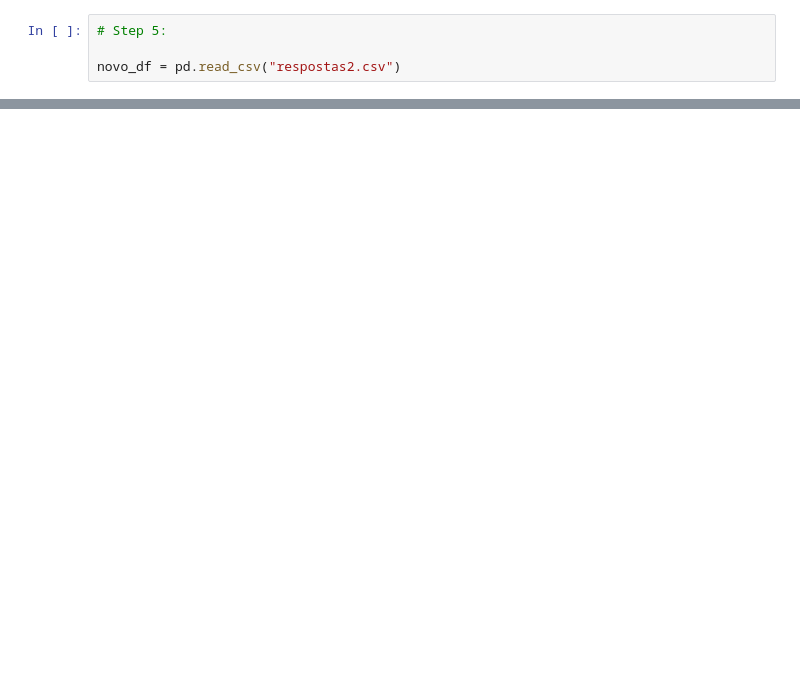
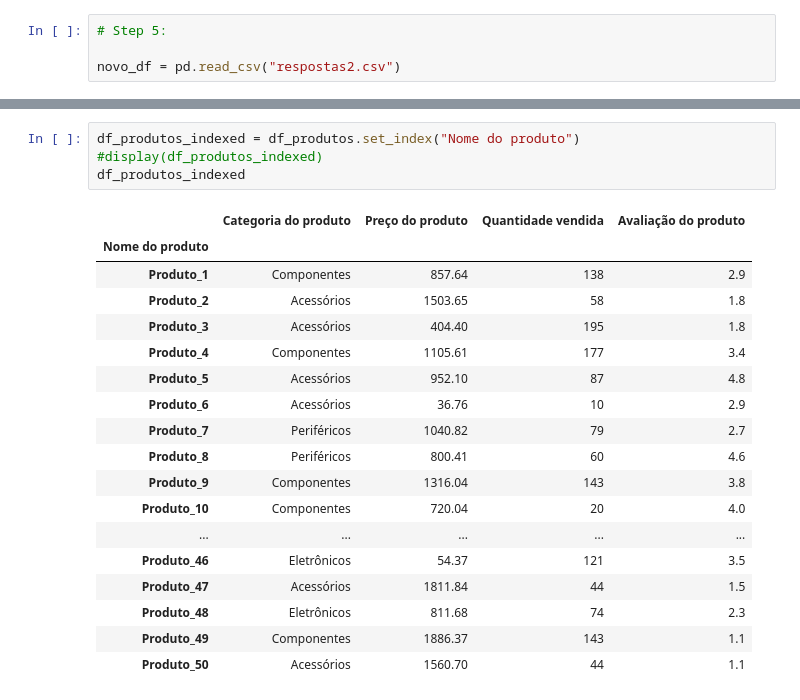
Before and after one commit to alxmart/Python_IA_Aplicada, a Jupyter notebook: Python_IA_Aplicada.ipynb, the cells around one changed output, grey strips where cells are left out. Cells and saved outputs as stored; diff of their text form; blank space fills up the shorter version.

```diff
--- a/Python_IA_Aplicada.ipynb
+++ b/Python_IA_Aplicada.ipynb
@@ -1341,0 +1513,23 @@ display(df_produtos)
+# %%
+df_produtos_indexed = df_produtos.set_index("Nome do produto")
+#display(df_produtos_indexed)
+df_produtos_indexed
+# %% [output]
+|  | Categoria do produto | Preço do produto | Quantidade vendida | Avaliação do produto |
+| Nome do produto |  |  |  |  |
+| Produto_1 | Componentes | 857.64 | 138 | 2.9 |
+| Produto_2 | Acessórios | 1503.65 | 58 | 1.8 |
+| Produto_3 | Acessórios | 404.40 | 195 | 1.8 |
+| Produto_4 | Componentes | 1105.61 | 177 | 3.4 |
+| Produto_5 | Acessórios | 952.10 | 87 | 4.8 |
+| Produto_6 | Acessórios | 36.76 | 10 | 2.9 |
+| Produto_7 | Periféricos | 1040.82 | 79 | 2.7 |
+| Produto_8 | Periféricos | 800.41 | 60 | 4.6 |
+| Produto_9 | Componentes | 1316.04 | 143 | 3.8 |
+| Produto_10 | Componentes | 720.04 | 20 | 4.0 |
+| ... | ... | ... | ... | ... |
+| Produto_46 | Eletrônicos | 54.37 | 121 | 3.5 |
+| Produto_47 | Acessórios | 1811.84 | 44 | 1.5 |
+| Produto_48 | Eletrônicos | 811.68 | 74 | 2.3 |
+| Produto_49 | Componentes | 1886.37 | 143 | 1.1 |
+| Produto_50 | Acessórios | 1560.70 | 44 | 1.1 |
```
Also changed, not shown: parts of 42 cells of this notebook.
